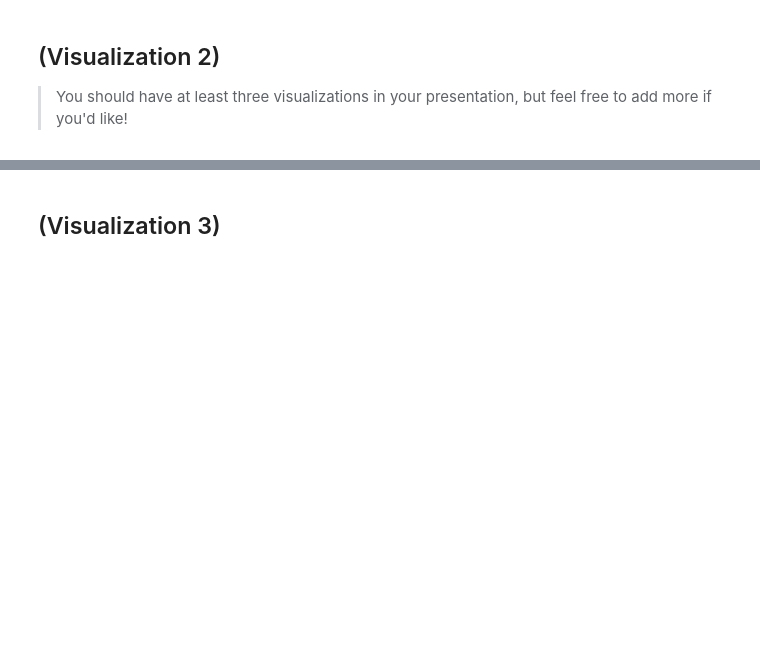
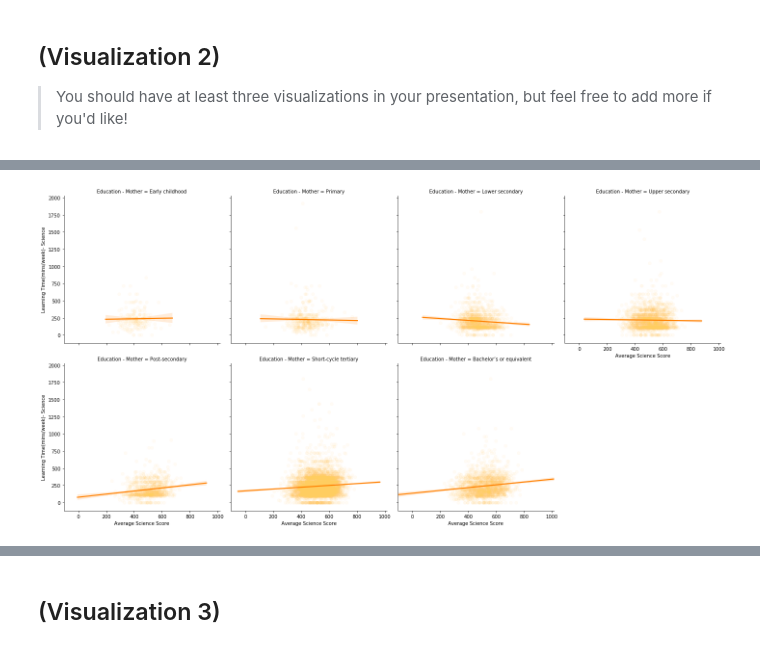
Before and after one commit to Dyke-F/Pisa-Data-Analysis, a Jupyter notebook: pisa_slide_deck.ipynb, the cells around one changed output, grey strips where cells are left out. Cells and saved outputs as stored; diff of their text form; code cells hidden in the pictures; blank space fills up the shorter version.

```diff
--- a/pisa_slide_deck.ipynb
+++ b/pisa_slide_deck.ipynb
@@ -38,0 +81,12 @@ but feel free to add more if you'd like!
+# %%
+# Faceted scatter plots on levels of mother's education
+g = sb.FacetGrid(data = pisa, col = 'Education - Mother', col_wrap = 4, height = 5)
+g.map(sb.regplot, 'Average Science Score', 'Learning Time - Science', color = color_female,  x_jitter = 0.3,
+      scatter_kws = {'alpha' : 1/20},
+      line_kws={"color": line})
+g.set_xlabels('Average Science Score')
+g.set_ylabels('Learning Time(mins/week)- Science')
+
+plt.show()
+# %% [output]
+[figure, added]
```
Also changed, not shown: parts of 9 cells of this notebook.
